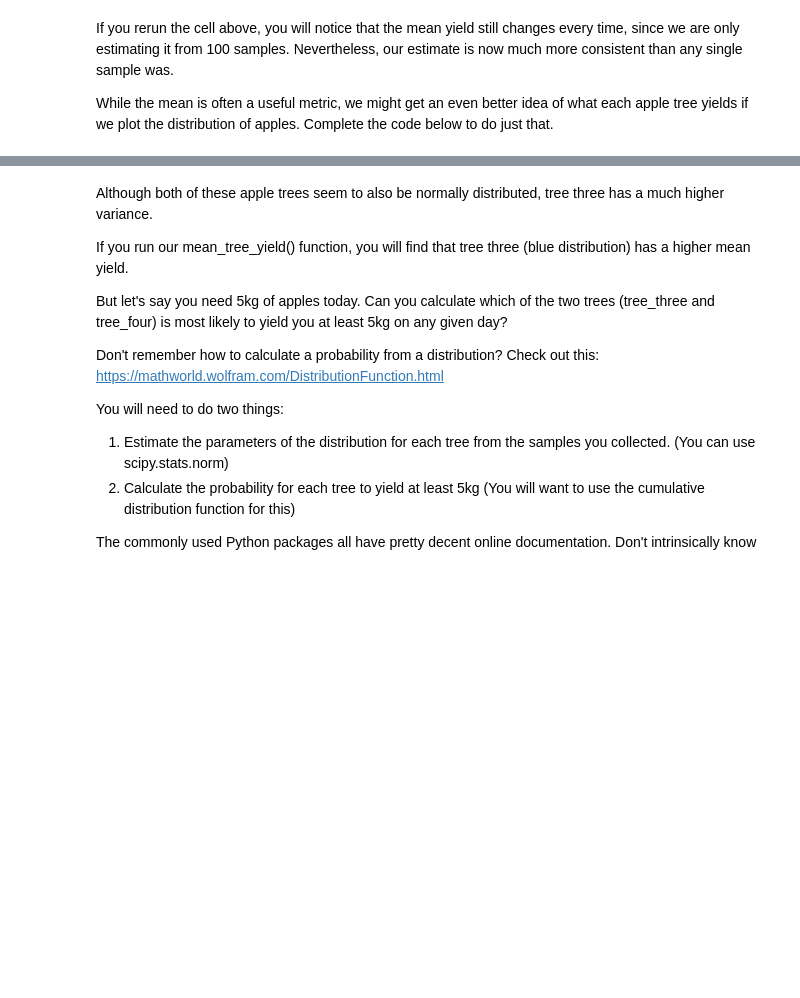
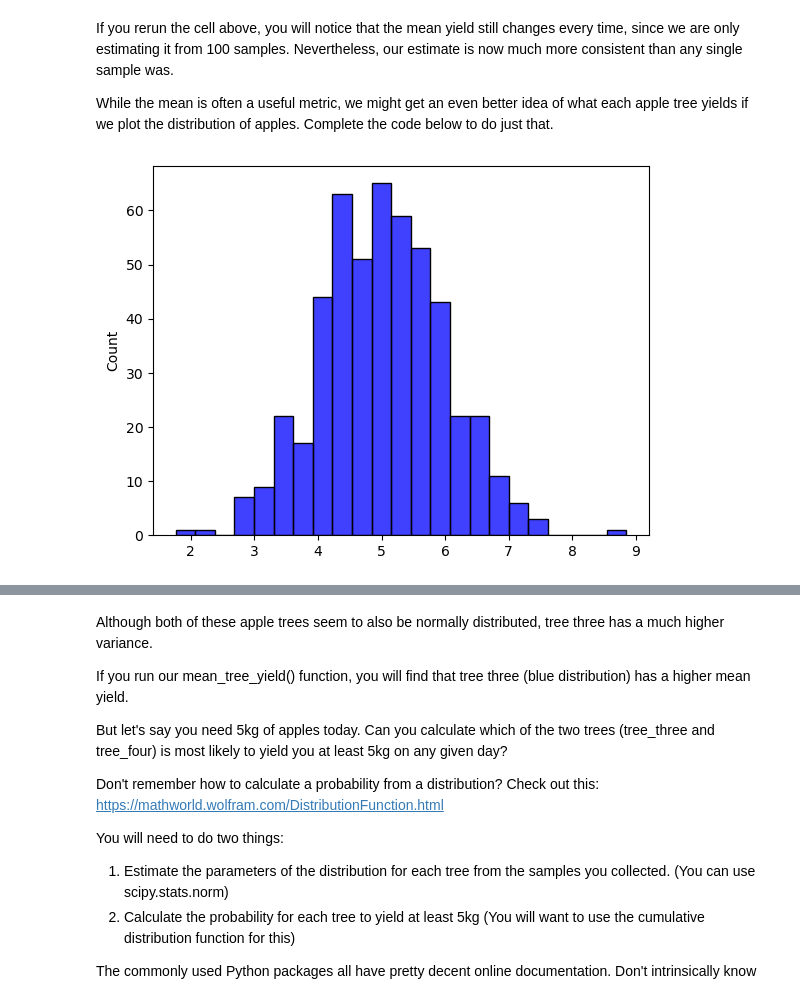
Before and after one commit to styn10/computational-thinking-week-individual-15252353, a Jupyter notebook: challenge_foraging/challenge_foraging_robot.ipynb, the cells around one changed output, grey strips where cells are left out. Drawn from its saved outputs; the diff is of its cells as text; code cells hidden in the pictures; blank space fills up the shorter version.

```diff
--- a/challenge_foraging/challenge_foraging_robot.ipynb
+++ b/challenge_foraging/challenge_foraging_robot.ipynb
@@ -103,23 +102,25 @@ While the mean is often a useful metric, we might get an even better idea of wha
 # %%
 def plot_distribution(samples, color='blue') -> None:
     """ Plots the distribution of collected samples.
 
     Args:
         samples: A list of samples from a distribution.
         color: Name of the color in which to draw the distribution
     """
 
     # Hint: Use the histplot function of seaborn (imported as sns)
-    ...
+    sns.histplot(samples, color=color)
     return None
 
 
 
 # Set random seed so output matches the expected output
 np.random.seed(42)
 # Collect from a tree 500 times
 samples = [forageBot.forage(tree_two) for i in range(500)]
 plot_distribution(samples)
+# %% [output]
+[figure, added]
 # %% [markdown]
 You should generate this image:
 
```
Also changed, not shown: parts of 6 cells of this notebook.
